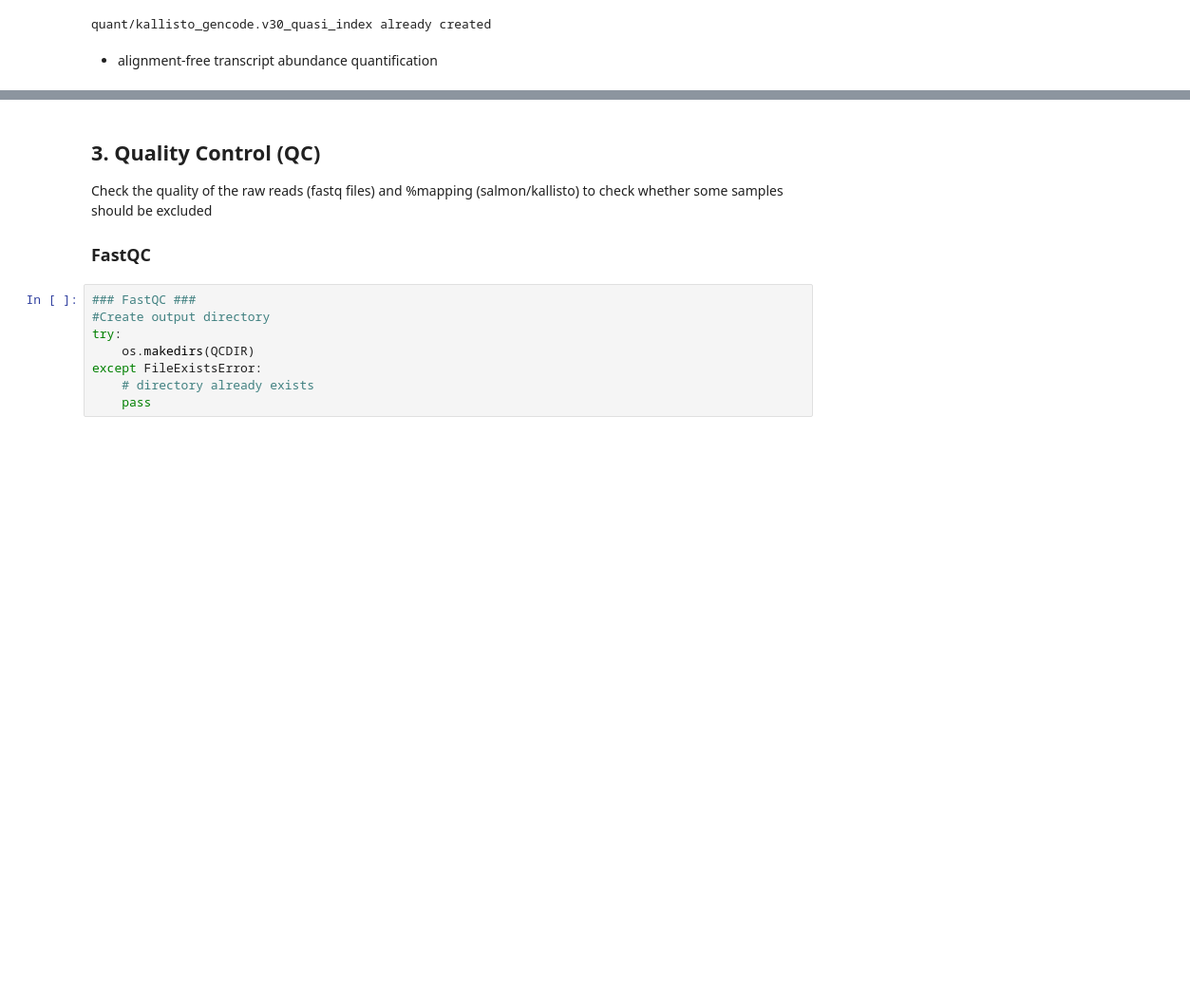
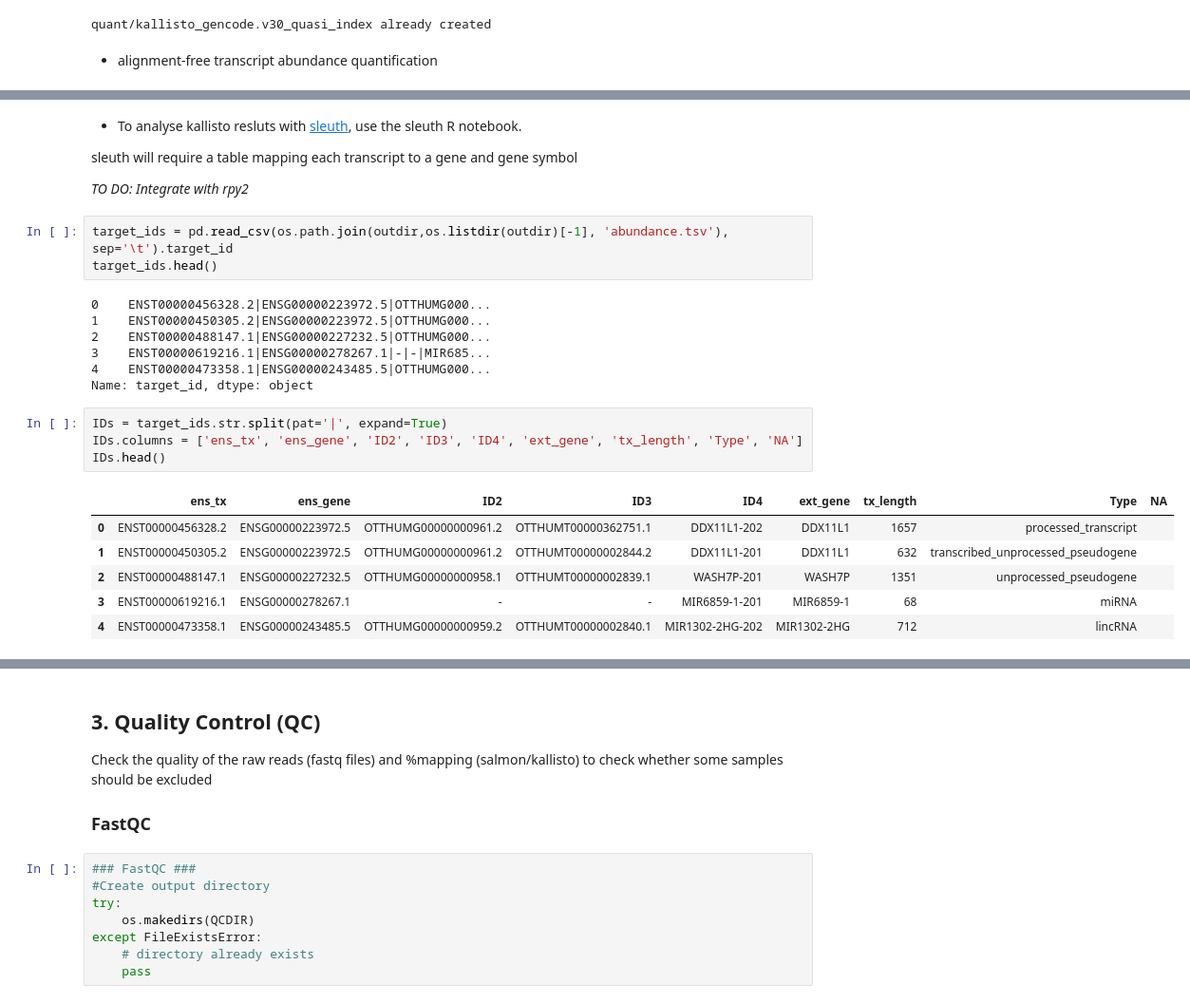
Before and after one commit to Jx-b/RNAseq, a Jupyter notebook: pipelines/RNAseq_pipeline.ipynb, the cells around one changed output, grey strips where cells are left out. Shown at 95% size. Drawn from its saved outputs; the diff is of its cells as text; blank space fills up the shorter version.

Commit message:
added sleuth analysis of kallisto output

```diff
--- a/pipelines/RNAseq_pipeline.ipynb
+++ b/pipelines/RNAseq_pipeline.ipynb
@@ -335,2 +351,29 @@ IPython.display.Audio(sound_file, autoplay=True)
 Transcript abundance quantification done
 [interactive output not drawn]
+# %% [markdown]
+* To analyse kallisto resluts with [sleuth](https://pachterlab.github.io/sleuth/about), use the sleuth R notebook.
+
+sleuth will require a table mapping each transcript to a gene and gene symbol
+
+_TO DO: Integrate with rpy2_
+# %%
+target_ids = pd.read_csv(os.path.join(outdir,os.listdir(outdir)[-1], 'abundance.tsv'), sep='\t').target_id
+target_ids.head()
+# %% [output]
+0    ENST00000456328.2|ENSG00000223972.5|OTTHUMG000...
+1    ENST00000450305.2|ENSG00000223972.5|OTTHUMG000...
+2    ENST00000488147.1|ENSG00000227232.5|OTTHUMG000...
+3    ENST00000619216.1|ENSG00000278267.1|-|-|MIR685...
+4    ENST00000473358.1|ENSG00000243485.5|OTTHUMG000...
+Name: target_id, dtype: object
+# %%
+IDs = target_ids.str.split(pat='|', expand=True)
+IDs.columns = ['ens_tx', 'ens_gene', 'ID2', 'ID3', 'ID4', 'ext_gene', 'tx_length', 'Type', 'NA']
+IDs.head()
+# %% [output]
+|  | ens_tx | ens_gene | ID2 | ID3 | ID4 | ext_gene | tx_length | Type | NA |
+| 0 | ENST00000456328.2 | ENSG00000223972.5 | OTTHUMG00000000961.2 | OTTHUMT00000362751.1 | DDX11L1-202 | DDX11L1 | 1657 | processed_transcript |  |
+| 1 | ENST00000450305.2 | ENSG00000223972.5 | OTTHUMG00000000961.2 | OTTHUMT00000002844.2 | DDX11L1-201 | DDX11L1 | 632 | transcribed_unprocessed_pseudogene |  |
+| 2 | ENST00000488147.1 | ENSG00000227232.5 | OTTHUMG00000000958.1 | OTTHUMT00000002839.1 | WASH7P-201 | WASH7P | 1351 | unprocessed_pseudogene |  |
+| 3 | ENST00000619216.1 | ENSG00000278267.1 | - | - | MIR6859-1-201 | MIR6859-1 | 68 | miRNA |  |
+| 4 | ENST00000473358.1 | ENSG00000243485.5 | OTTHUMG00000000959.2 | OTTHUMT00000002840.1 | MIR1302-2HG-202 | MIR1302-2HG | 712 | lincRNA |  |
```
Also changed, not shown: parts of 10 cells of this notebook, 2 other files.
